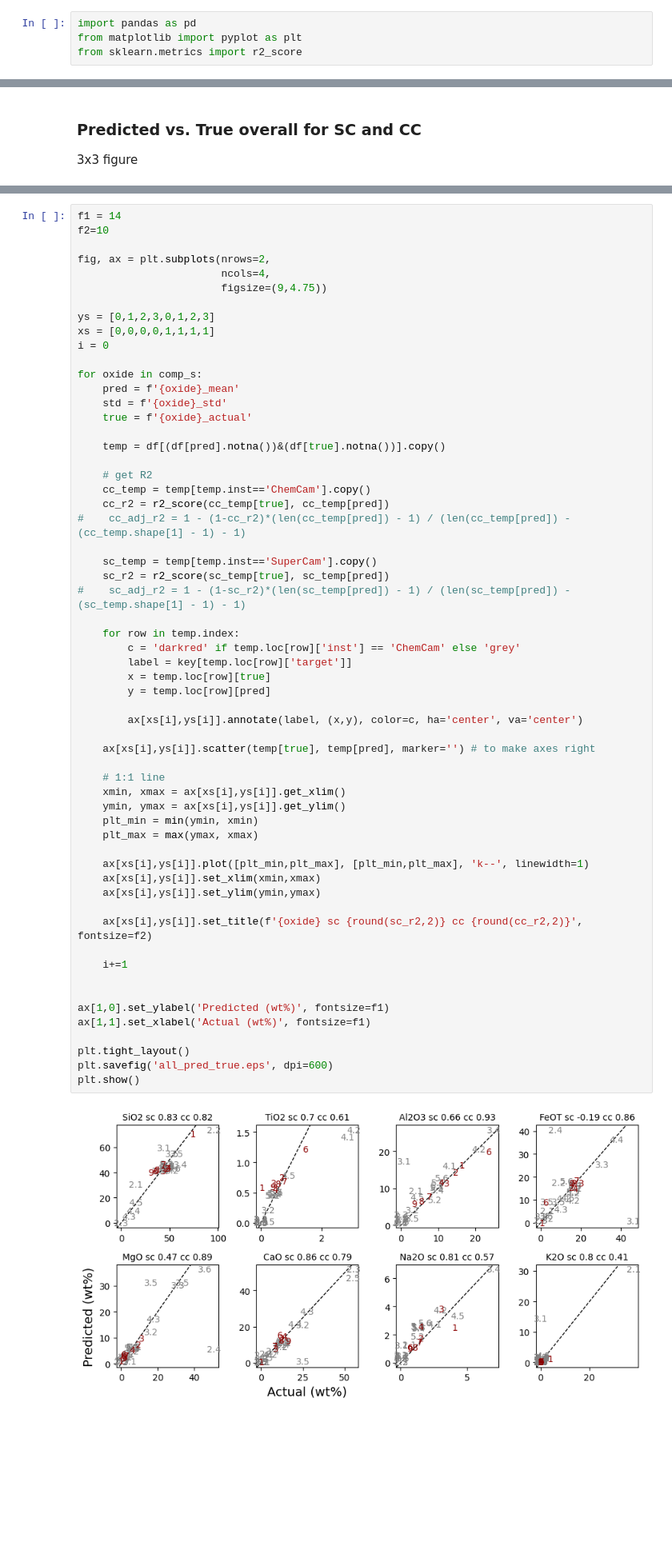
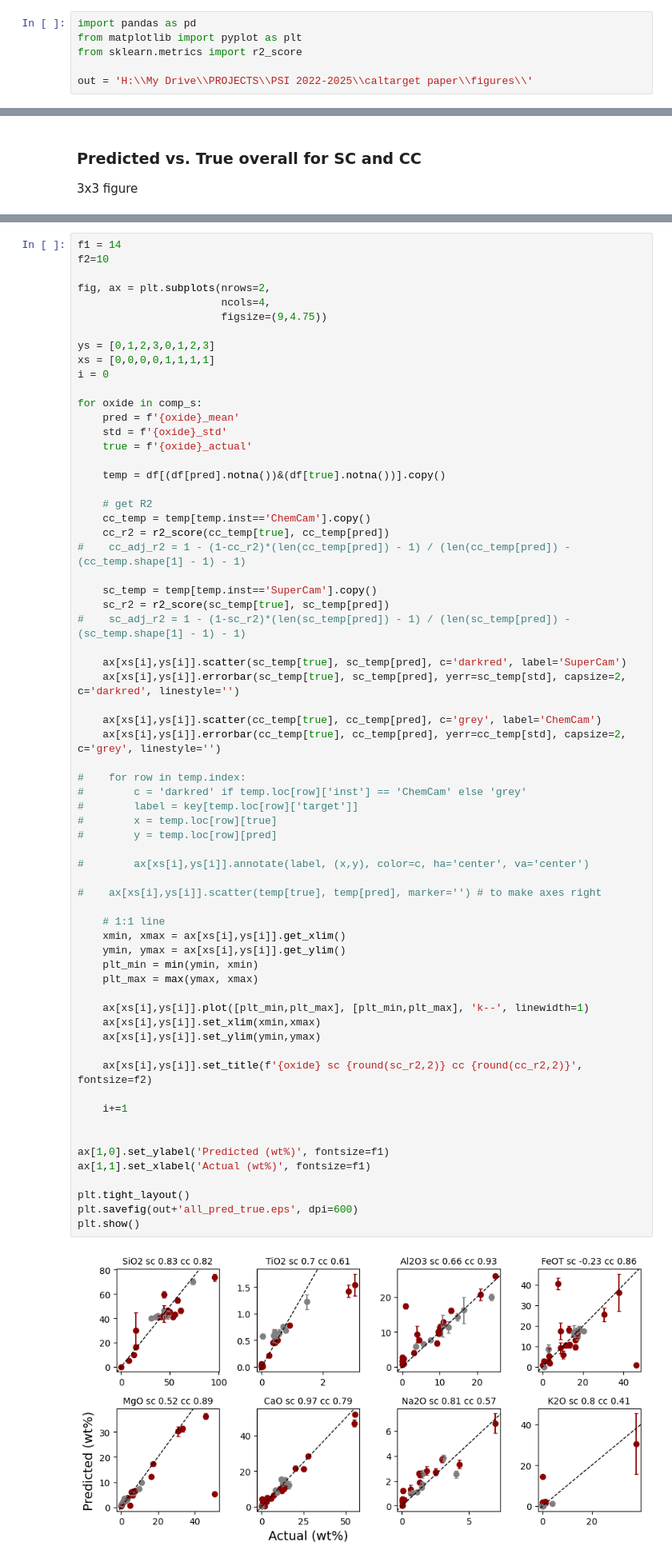
Before and after one commit to ytsmacr/caltarget-accuracy, a Jupyter notebook: combined plots.ipynb, the cells around one changed output, grey strips where cells are left out. Shown at 80% size. Cells and saved outputs as stored; diff of their text form; blank space fills up the shorter version.

```diff
--- a/combined plots.ipynb
+++ b/combined plots.ipynb
@@ -2,6 +2,8 @@
 import pandas as pd
 from matplotlib import pyplot as plt
 from sklearn.metrics import r2_score
+
+out = 'H:\\My Drive\\PROJECTS\\PSI 2022-2025\\caltarget paper\\figures\\'
 # %%
 # import
 sc = pd.read_csv('SuperCam_pred_true_summary.csv').reset_index() # the index will be the sample label
@@ -123,39 +125,45 @@ for oxide in comp_s:
 #    cc_adj_r2 = 1 - (1-cc_r2)*(len(cc_temp[pred]) - 1) / (len(cc_temp[pred]) - (cc_temp.shape[1] - 1) - 1)
 
     sc_temp = temp[temp.inst=='SuperCam'].copy()
     sc_r2 = r2_score(sc_temp[true], sc_temp[pred])
 #    sc_adj_r2 = 1 - (1-sc_r2)*(len(sc_temp[pred]) - 1) / (len(sc_temp[pred]) - (sc_temp.shape[1] - 1) - 1)
 
-    for row in temp.index:
-        c = 'darkred' if temp.loc[row]['inst'] == 'ChemCam' else 'grey'
-        label = key[temp.loc[row]['target']]
-        x = temp.loc[row][true]
-        y = temp.loc[row][pred]
+    ax[xs[i],ys[i]].scatter(sc_temp[true], sc_temp[pred], c='darkred', label='SuperCam')
+    ax[xs[i],ys[i]].errorbar(sc_temp[true], sc_temp[pred], yerr=sc_temp[std], capsize=2, c='darkred', linestyle='')
 
-        ax[xs[i],ys[i]].annotate(label, (x,y), color=c, ha='center', va='center')
+    ax[xs[i],ys[i]].scatter(cc_temp[true], cc_temp[pred], c='grey', label='ChemCam')
+    ax[xs[i],ys[i]].errorbar(cc_temp[true], cc_temp[pred], yerr=cc_temp[std], capsize=2, c='grey', linestyle='')
 
-    ax[xs[i],ys[i]].scatter(temp[true], temp[pred], marker='') # to make axes right
+#    for row in temp.index:
+#        c = 'darkred' if temp.loc[row]['inst'] == 'ChemCam' else 'grey'
+#        label = key[temp.loc[row]['target']]
+#        x = temp.loc[row][true]
+#        y = temp.loc[row][pred]
+
+#        ax[xs[i],ys[i]].annotate(label, (x,y), color=c, ha='center', va='center')
+
+#    ax[xs[i],ys[i]].scatter(temp[true], temp[pred], marker='') # to make axes right
 
     # 1:1 line
     xmin, xmax = ax[xs[i],ys[i]].get_xlim()
     ymin, ymax = ax[xs[i],ys[i]].get_ylim()
     plt_min = min(ymin, xmin)
     plt_max = max(ymax, xmax)
 
     ax[xs[i],ys[i]].plot([plt_min,plt_max], [plt_min,plt_max], 'k--', linewidth=1)
     ax[xs[i],ys[i]].set_xlim(xmin,xmax)
     ax[xs[i],ys[i]].set_ylim(ymin,ymax)
 
     ax[xs[i],ys[i]].set_title(f'{oxide} sc {round(sc_r2,2)} cc {round(cc_r2,2)}', fontsize=f2)
 
     i+=1
 
 
 ax[1,0].set_ylabel('Predicted (wt%)', fontsize=f1)
 ax[1,1].set_xlabel('Actual (wt%)', fontsize=f1)
 
 plt.tight_layout()
-plt.savefig('all_pred_true.eps', dpi=600)
+plt.savefig(out+'all_pred_true.eps', dpi=600)
 plt.show()
 # %% [output]
-[figure, old version]
+[figure, new version]
```
Also changed, not shown: parts of 1 cell of this notebook, 19 other files.
